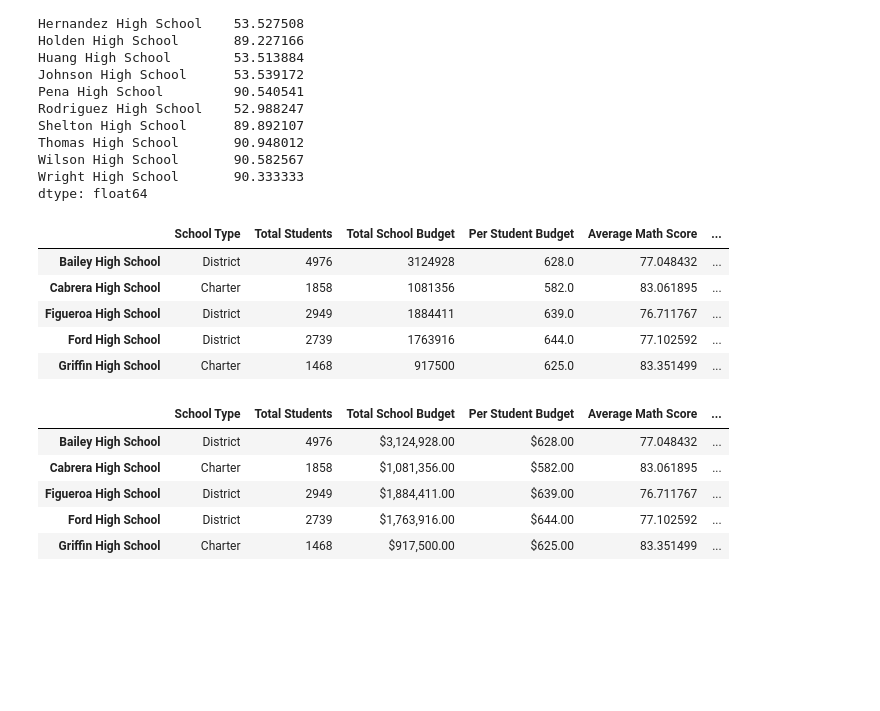
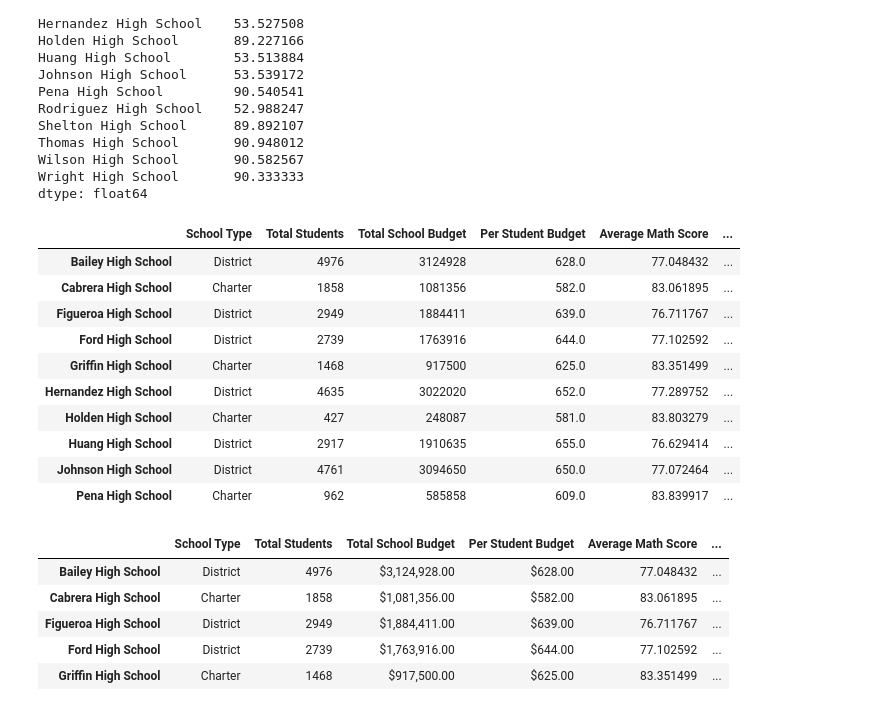
Before and after one commit to Jacqueline-Esbri/School_District_Analysis, a Jupyter notebook: PyCitySchools.ipynb, the cells around one changed output. Cells and saved outputs as stored; diff of their text form; code cells hidden in the pictures; blank space fills up the shorter version.

```diff
--- a/PyCitySchools.ipynb
+++ b/PyCitySchools.ipynb
@@ -935,24 +935,29 @@ dtype: float64
 # %%
 #[57] Adding a list of values with keys to create a new DataFrame.
 
 per_school_summary_df = pd.DataFrame({
              "School Type": per_school_types,
              "Total Students": per_school_counts,
              "Total School Budget": per_school_budget,
              "Per Student Budget": per_school_capita,
              "Average Math Score": per_school_math,
            "Average Reading Score": per_school_reading,
            "% Passing Math": per_school_passing_math,
            "% Passing Reading": per_school_passing_reading,
            "% Overall Passing": per_overall_passing_percentage})
-per_school_summary_df.head()
+per_school_summary_df.head(10)
 # %% [output]
 |  | School Type | Total Students | Total School Budget | Per Student Budget | Average Math Score | ... |
 | Bailey High School | District | 4976 | 3124928 | 628.0 | 77.048432 | ... |
 | Cabrera High School | Charter | 1858 | 1081356 | 582.0 | 83.061895 | ... |
 | Figueroa High School | District | 2949 | 1884411 | 639.0 | 76.711767 | ... |
 | Ford High School | District | 2739 | 1763916 | 644.0 | 77.102592 | ... |
 | Griffin High School | Charter | 1468 | 917500 | 625.0 | 83.351499 | ... |
+| Hernandez High School | District | 4635 | 3022020 | 652.0 | 77.289752 | ... |
+| Holden High School | Charter | 427 | 248087 | 581.0 | 83.803279 | ... |
+| Huang High School | District | 2917 | 1910635 | 655.0 | 76.629414 | ... |
+| Johnson High School | District | 4761 | 3094650 | 650.0 | 77.072464 | ... |
+| Pena High School | Charter | 962 | 585858 | 609.0 | 83.839917 | ... |
 # %%
 #[58] Format the Total School Budget and the Per Student Budget columns.
 
```
Also changed, not shown: 5 other files.
